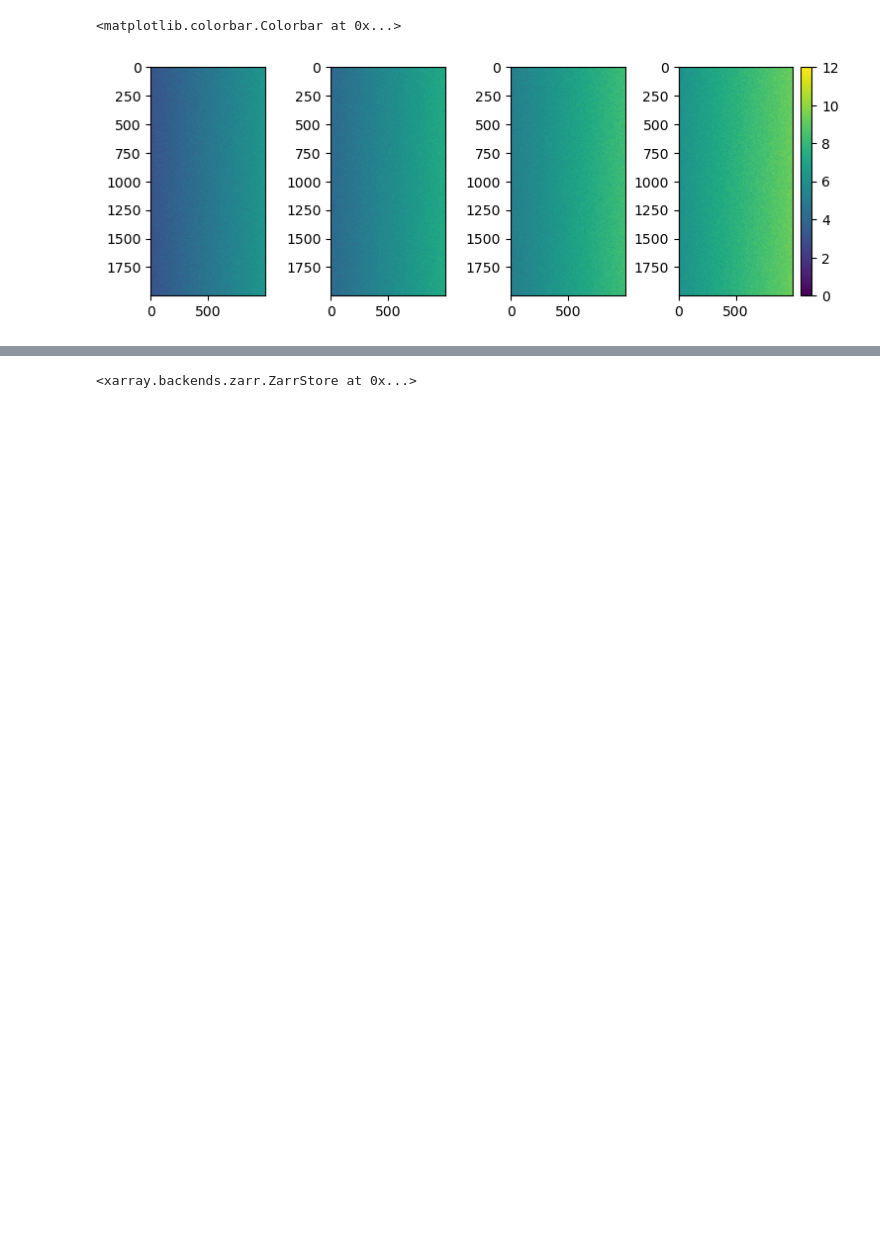
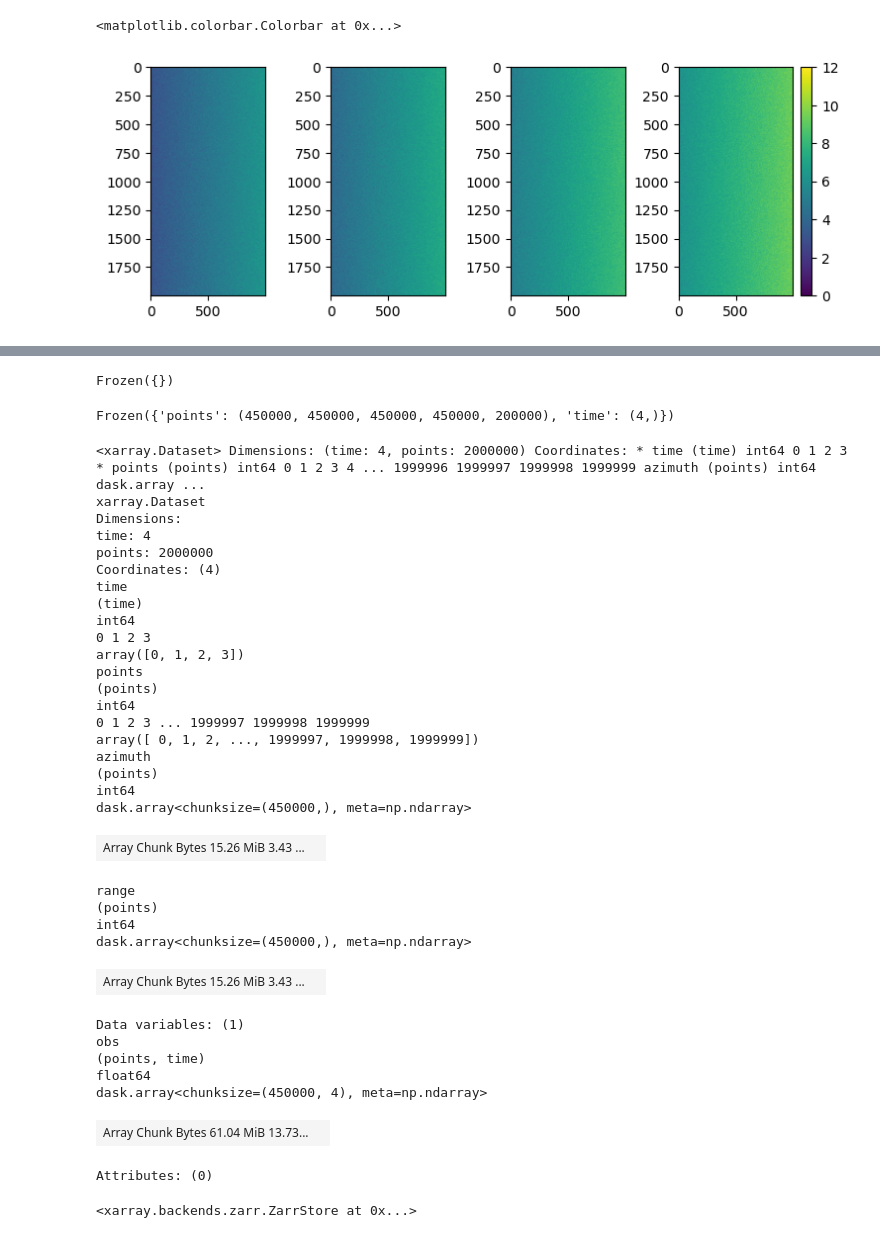
Before and after one commit to MotionbyLearning/example_scripts, a Jupyter notebook: xarray_insar_example.ipynb, the cells around one changed output, grey strips where cells are left out. Saved outputs shown, nothing was run; the diff lists cells and outputs as text; code cells hidden in the pictures; blank space fills up the shorter version.

Commit message:
chunking and Zarr saving

```diff
--- a/xarray_insar_example.ipynb
+++ b/xarray_insar_example.ipynb
@@ -55,0 +92,3 @@ Data variables:
+# %%
+ds_pointset = ds_pointset.transpose("points", "time")
+ds_pointset
@@ -55,0 +105,5 @@ Data variables:
+# %%
+# Re-construct the coordinates for the "point" dimension
+ds_pointset = ds_pointset.reset_index("points")
+ds_pointset['points'] = xr.DataArray(data=range(ds_pointset.points.size), dims=["points"])
+ds_pointset
@@ -55,0 +123,4 @@ Data variables:
+# %%
+ds_pointset['azimuth'] = xr.DataArray(data=ds_pointset.azimuth.values, dims=["points"])
+ds_pointset['range'] = xr.DataArray(data=ds_pointset.range.values, dims=["points"])
+ds_pointset
@@ -56,2 +137,49 @@ Data variables:
+# %%
+# Check the current chunks of dataset, there should be none
+ds_pointset.chunks
+# %% [output]
+Frozen({})
+# %%
+# Chunk in space
+ds_pointset = ds_pointset.chunk({"points":450000})
+ds_pointset.chunks
+# %% [output]
+Frozen({'points': (450000, 450000, 450000, 450000, 200000), 'time': (4,)})
+# %%
+ds_pointset
+# %% [output]
+<xarray.Dataset> Dimensions: (time: 4, points: 2000000) Coordinates: * time (time) int64 0 1 2 3 * points (points) int64 0 1 2 3 4 ... 1999996 1999997 1999998 1999999 azimuth (points) int64 dask.array ...
+xarray.Dataset
+Dimensions:
+time: 4
+points: 2000000
+Coordinates: (4)
+time
+(time)
+int64
+0 1 2 3
+array([0, 1, 2, 3])
+points
+(points)
+int64
+0 1 2 3 ... 1999997 1999998 1999999
+array([ 0, 1, 2, ..., 1999997, 1999998, 1999999])
+azimuth
+(points)
+int64
+dask.array<chunksize=(450000,), meta=np.ndarray>
+| Array Chunk Bytes 15.26 MiB 3.43 ... |  |
+range
+(points)
+int64
+dask.array<chunksize=(450000,), meta=np.ndarray>
+| Array Chunk Bytes 15.26 MiB 3.43 ... |  |
+Data variables: (1)
+obs
+(points, time)
+float64
+dask.array<chunksize=(450000, 4), meta=np.ndarray>
+| Array Chunk Bytes 61.04 MiB 13.73... |  |
+Attributes: (0)
 # %%
 # Export to Zarr
```
Also changed, not shown: parts of 36 cells of this notebook.
